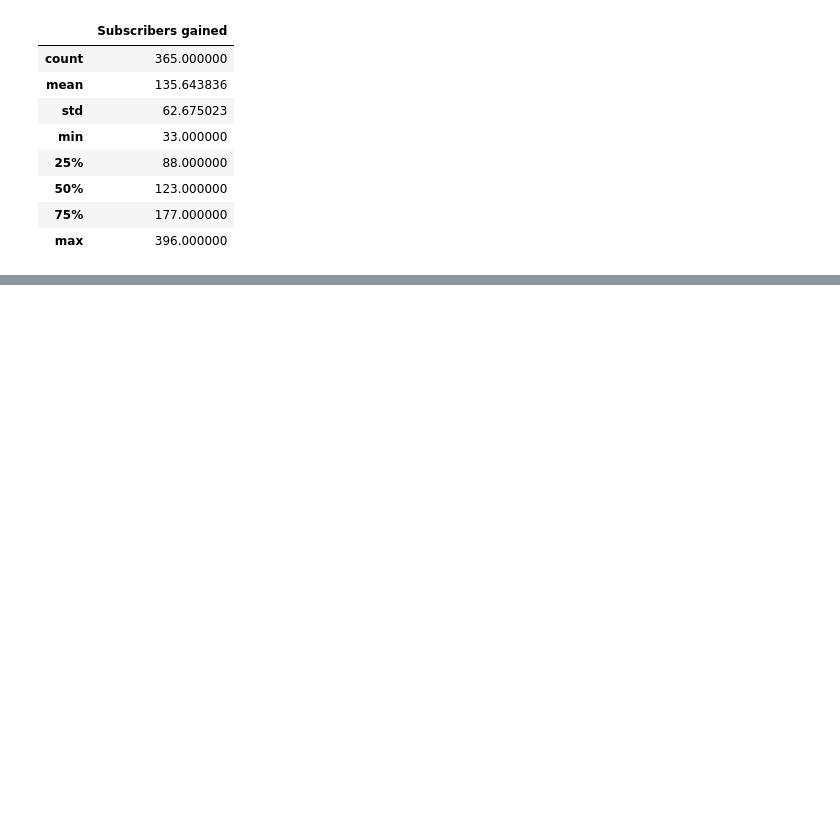
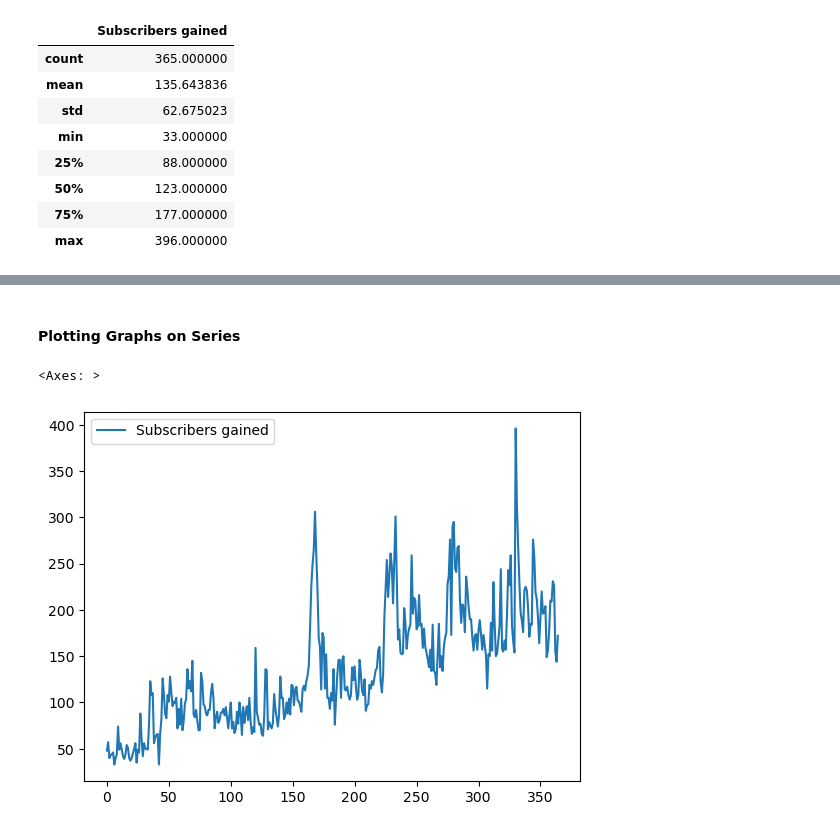
Before and after one commit to VidyanandYadav/Data-science-Journey, a Jupyter notebook: Session16_Pandas.ipynb, the cells around one changed output, grey strips where cells are left out. Saved outputs shown, nothing was run; the diff lists cells and outputs as text; code cells hidden in the pictures; blank space fills up the shorter version.

```diff
--- a/Session16_Pandas.ipynb
+++ b/Session16_Pandas.ipynb
@@ -479,0 +905,7 @@ subs.describe()
+# %% [markdown]
+#### Plotting Graphs on Series
+# %%
+subs.plot()
+# %% [output]
+<Axes: >
+[figure, added]
```
Also changed, not shown: parts of 64 cells of this notebook.
